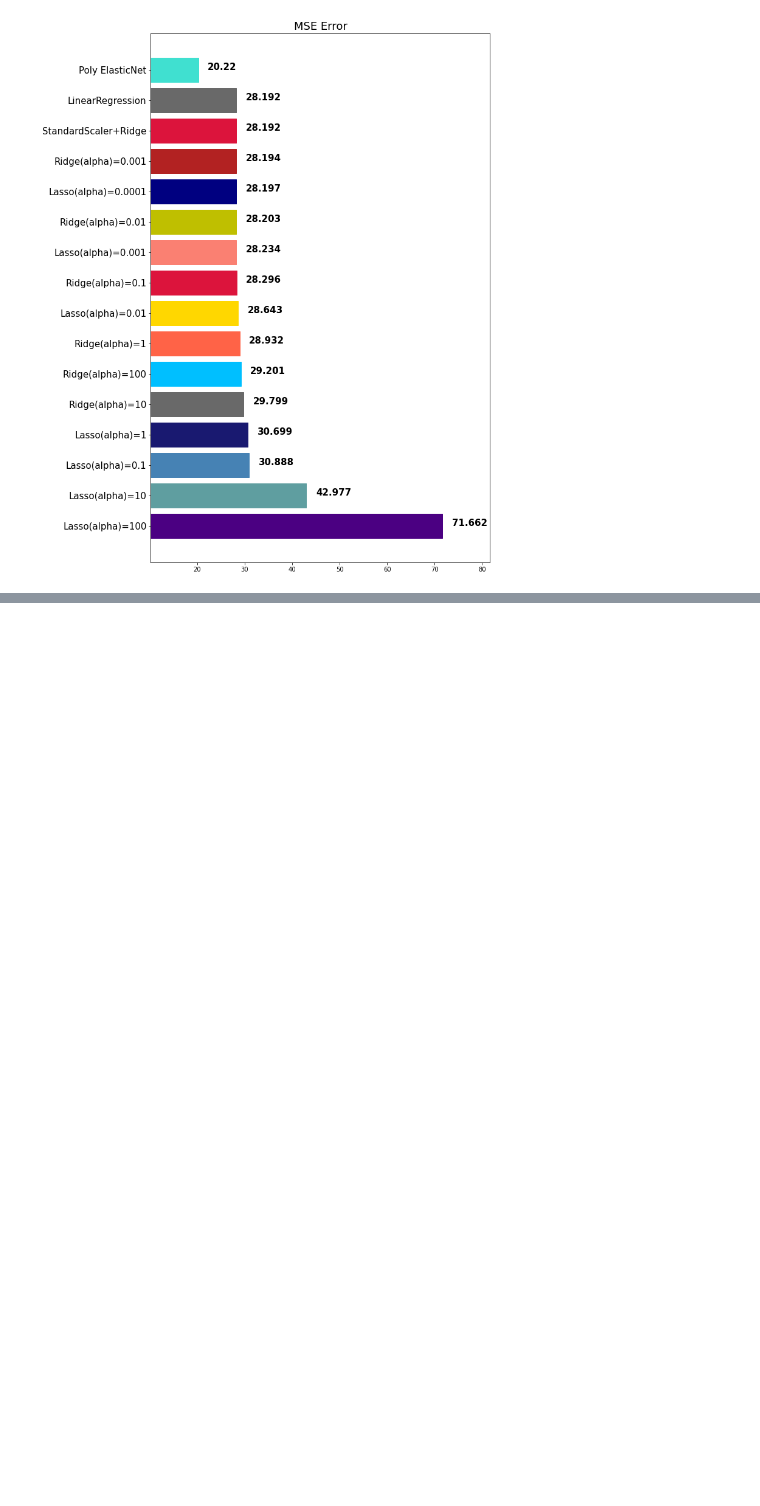
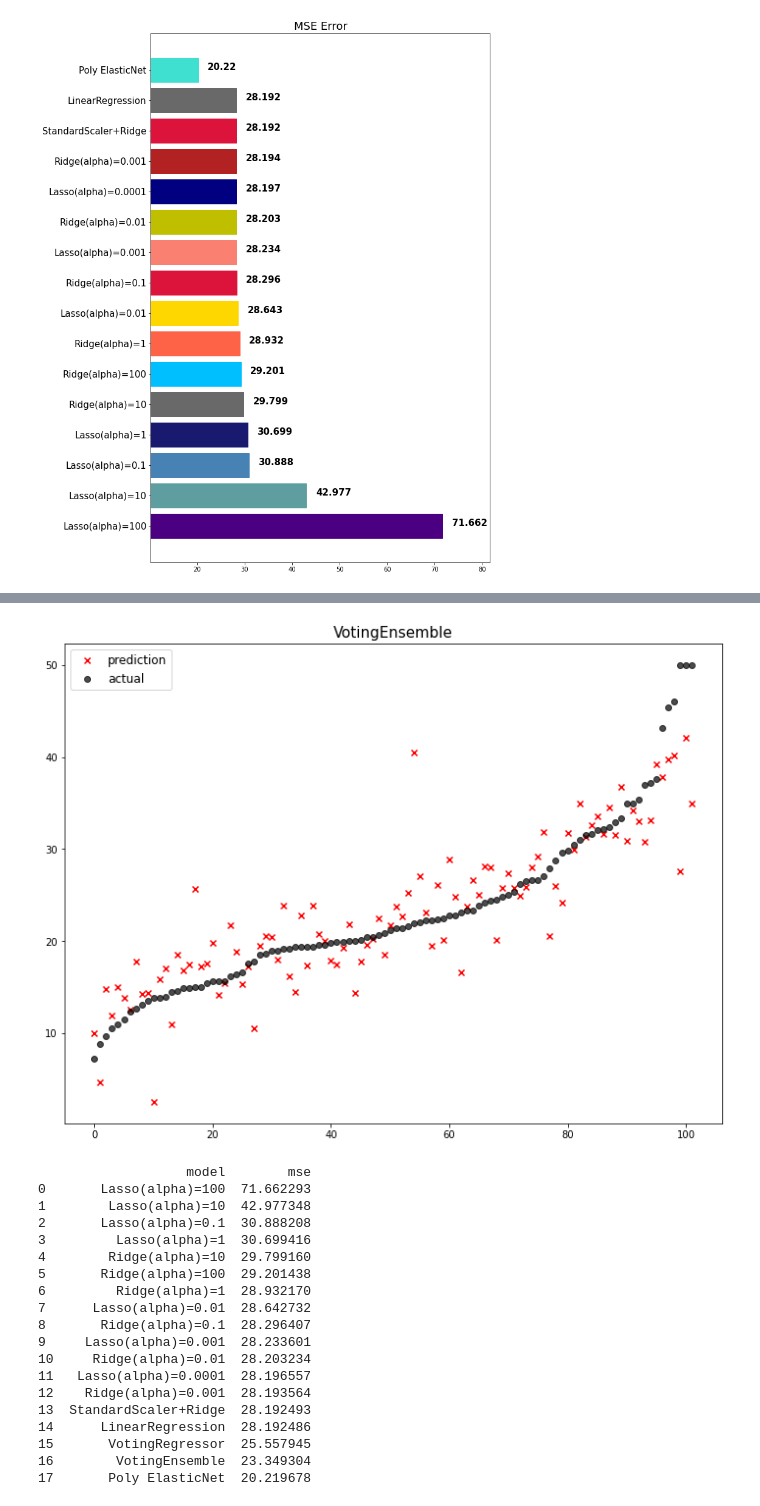
Before and after one commit to onnylover/math_practice, a Jupyter notebook: scikit-learn_practice/boston_linearRegression.ipynb, the cells around one changed output, grey strips where cells are left out. Saved outputs shown, nothing was run; the diff lists cells and outputs as text; code cells hidden in the pictures; blank space fills up the shorter version.

```diff
--- a/scikit-learn_practice/boston_linearRegression.ipynb
+++ b/scikit-learn_practice/boston_linearRegression.ipynb
@@ -625,0 +635,14 @@ mse_eval("Poly ElasticNet", poly_pred, y_test)
+# %%
+# assignment type of model (tuple in list)
+single_models = [
+    ("linear_reg", linear_reg),
+    # ("ridge", ridge),
+    # ("lasso", lasso),
+    ("poly_pipeline", poly_pipeline)
+]
+# %%
+# assignment
+votingReg = VotingRegressor(single_models, n_jobs=-1)
+# %%
+# learn
+votingReg.fit(x_train, y_train)
@@ -625,0 +660,26 @@ mse_eval("Poly ElasticNet", poly_pred, y_test)
+# %%
+# predict
+voting_pred = votingReg.predict(x_test)
+# %%
+mse_eval("VotingEnsemble", voting_pred, y_test)
+# %% [output]
+[figure, added]
+                   model        mse
+0       Lasso(alpha)=100  71.662293
+1        Lasso(alpha)=10  42.977348
+2       Lasso(alpha)=0.1  30.888208
+3         Lasso(alpha)=1  30.699416
+4        Ridge(alpha)=10  29.799160
+5       Ridge(alpha)=100  29.201438
+6         Ridge(alpha)=1  28.932170
+7      Lasso(alpha)=0.01  28.642732
+8       Ridge(alpha)=0.1  28.296407
+9     Lasso(alpha)=0.001  28.233601
+10     Ridge(alpha)=0.01  28.203234
+11   Lasso(alpha)=0.0001  28.196557
+12    Ridge(alpha)=0.001  28.193564
+13  StandardScaler+Ridge  28.192493
+14      LinearRegression  28.192486
+15       VotingRegressor  25.557945
+16        VotingEnsemble  23.349304
+17       Poly ElasticNet  20.219678
```
Also changed, not shown: parts of 5 cells of this notebook, 2 other files.
